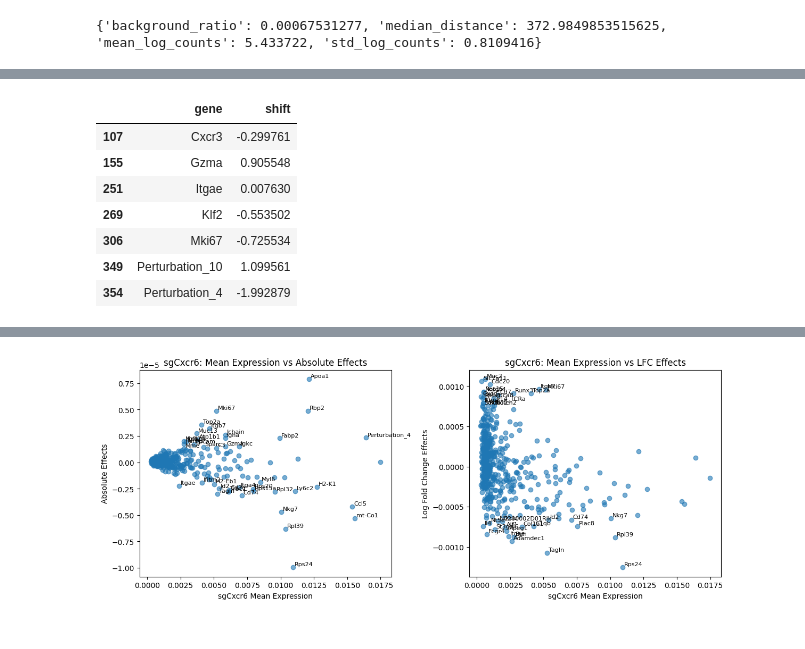
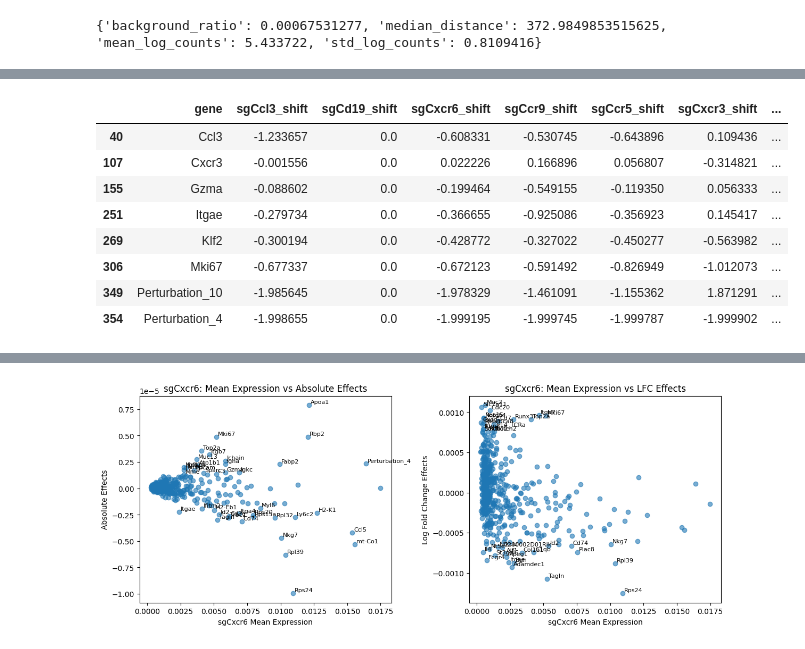
Before and after one commit to amonell/scvi-tools, a Jupyter notebook: resolve_perurb_tests/test_spatial_perturb.ipynb, the cells around one changed output, grey strips where cells are left out. Cells and saved outputs as stored; diff of their text form; code cells hidden in the pictures.

Commit message:
removed masking, penalize control shift outputs

```diff
--- a/resolve_perurb_tests/test_spatial_perturb.ipynb
+++ b/resolve_perurb_tests/test_spatial_perturb.ipynb
@@ -63,7 +63,7 @@ supervised_resolvi.module.guide.downsample_counts_std = float(
     supervised_resolvi.module.guide.downsample_counts_std
 )
 supervised_resolvi.train(
-    max_epochs=100,
+    max_epochs=300,
     check_val_every_n_epoch=100,
     lr=3e-4,
     train_on_perturbed_only=True
@@ -155,3 +123,4 @@ plt.show()
 # %%
-# Get raw shift network outputs for all cells
-shift_outputs = supervised_resolvi.get_shift_network_outputs(indices = query_adata.obs['guide_rnas'] != 'Other cells')
+# Get raw shift network outputs for sgCd19 cells
+sgCd19_indices = query_adata.obs['guide_rnas'] != 'Other cells'
+shift_outputs = supervised_resolvi.get_shift_network_outputs(indices=sgCd19_indices)
@@ -173,3 +127,10 @@ Name: guide_rnas, Length: 2465, dtype: bool
 # %%
-gene = 'sgCxcr3'
-df = pd.DataFrame(zip(shift_outputs.columns, shift_outputs[mini_adata.obs['guide_rnas'] == gene].values.mean(axis=0)))
+whole_df = pd.DataFrame()
+for gene in query_adata.obs['guide_rnas'].unique():
+    if gene != 'Other cells':
+        df = pd.DataFrame(zip(shift_outputs.columns, shift_outputs[mini_adata.obs['guide_rnas'] == gene].values.mean(axis=0)))
+        df.columns = ['gene', f'{gene}_shift']
+        if whole_df.empty:
+            whole_df = df
+        else:
+            whole_df = whole_df.merge(df, on='gene', how='left')
@@ -178,11 +137,13 @@ df.columns = ['gene', 'shift']
 # %%
-df[df['gene'].isin(['Cxcr3', 'Itgae', 'Gzma', 'Mki67','Perturbation_10', 'Perturbation_4', 'Klf2'])]
+
+whole_df[whole_df['gene'].isin(['Cxcr3', 'Ccl3', 'Itgae', 'Gzma', 'Mki67','Perturbation_10', 'Perturbation_4', 'Klf2'])]
 # %% [output]
-|  | gene | shift |
-| 107 | Cxcr3 | -0.299761 |
-| 155 | Gzma | 0.905548 |
-| 251 | Itgae | 0.007630 |
-| 269 | Klf2 | -0.553502 |
-| 306 | Mki67 | -0.725534 |
-| 349 | Perturbation_10 | 1.099561 |
-| 354 | Perturbation_4 | -1.992879 |
+|  | gene | sgCcl3_shift | sgCd19_shift | sgCxcr6_shift | sgCcr9_shift | sgCcr5_shift | sgCxcr3_shift | ... |
+| 40 | Ccl3 | -1.233657 | 0.0 | -0.608331 | -0.530745 | -0.643896 | 0.109436 | ... |
+| 107 | Cxcr3 | -0.001556 | 0.0 | 0.022226 | 0.166896 | 0.056807 | -0.314821 | ... |
+| 155 | Gzma | -0.088602 | 0.0 | -0.199464 | -0.549155 | -0.119350 | 0.056333 | ... |
+| 251 | Itgae | -0.279734 | 0.0 | -0.366655 | -0.925086 | -0.356923 | 0.145417 | ... |
+| 269 | Klf2 | -0.300194 | 0.0 | -0.428772 | -0.327022 | -0.450277 | -0.563982 | ... |
+| 306 | Mki67 | -0.677337 | 0.0 | -0.672123 | -0.591492 | -0.826949 | -1.012073 | ... |
+| 349 | Perturbation_10 | -1.985645 | 0.0 | -1.978329 | -1.461091 | -1.155362 | 1.871291 | ... |
+| 354 | Perturbation_4 | -1.998655 | 0.0 | -1.999195 | -1.999745 | -1.999787 | -1.999902 | ... |
```
Also changed, not shown: parts of 9 cells of this notebook, 3 other files.
